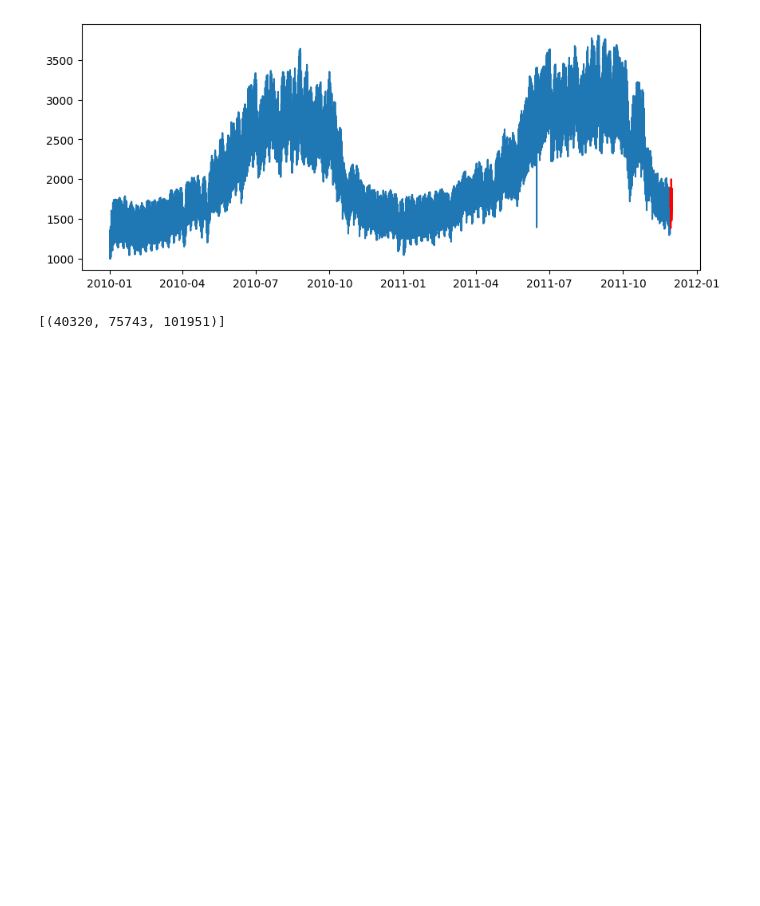
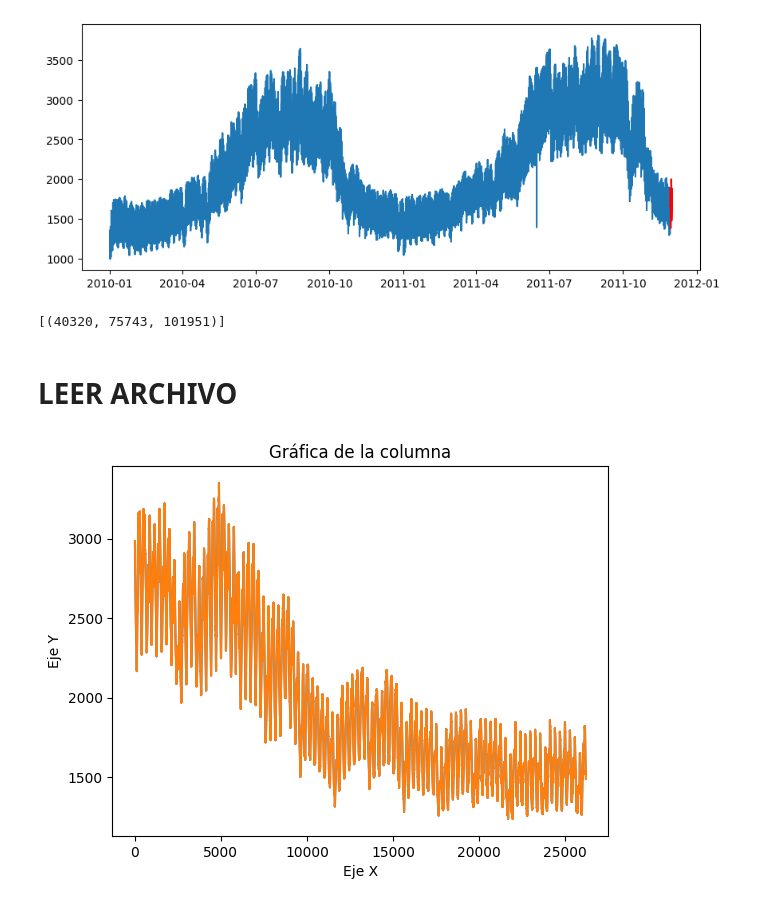
Before and after one commit to urieliram/analog, a Jupyter notebook: Nixtla_test/SeaNaive.ipynb, the cells around one changed output. Cells and saved outputs as stored; diff of their text form; code cells hidden in the pictures; blank space fills up the shorter version.

Commit message:
pruebas de seasonal naive con NIXTLA2

```diff
--- a/Nixtla_test/SeaNaive.ipynb
+++ b/Nixtla_test/SeaNaive.ipynb
@@ -510,3 +510,28 @@ for to,tt,tf in positions_test:
         forecastAn_     = forecastAn_[    0:end]
 
 print('>>> Number of forecasts not calculated:', nfail)
+# %% [markdown]
+# LEER ARCHIVO
+# %%
+
+# Leer el archivo CSV sin encabezados
+data  = pd.read_csv('SeaNaive.csv',  header=None)
+data2 = pd.read_csv('XSeaNaive.csv', header=None)
+
+# Obtener los datos de la tercera columna (índice 2)
+columna = data.iloc[:, 2]
+columna2 = data2.iloc[:, 2]
+
+# Crear la gráfica
+plt.plot(columna)
+plt.plot(columna2)
+
+# Agregar etiquetas y título
+plt.xlabel('Eje X')
+plt.ylabel('Eje Y')
+plt.title('Gráfica de la columna')
+
+# Mostrar la gráfica
+plt.show()
+# %% [output]
+[figure, added]
```
Also changed, not shown: parts of 1 cell of this notebook.
